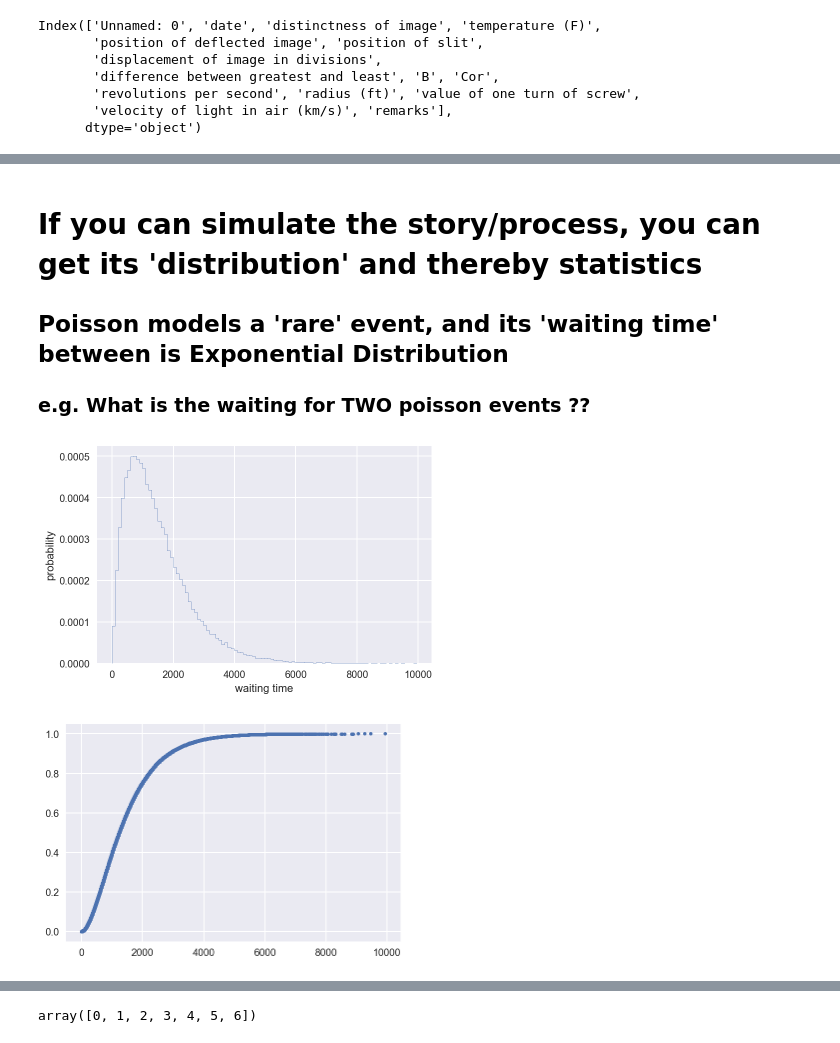
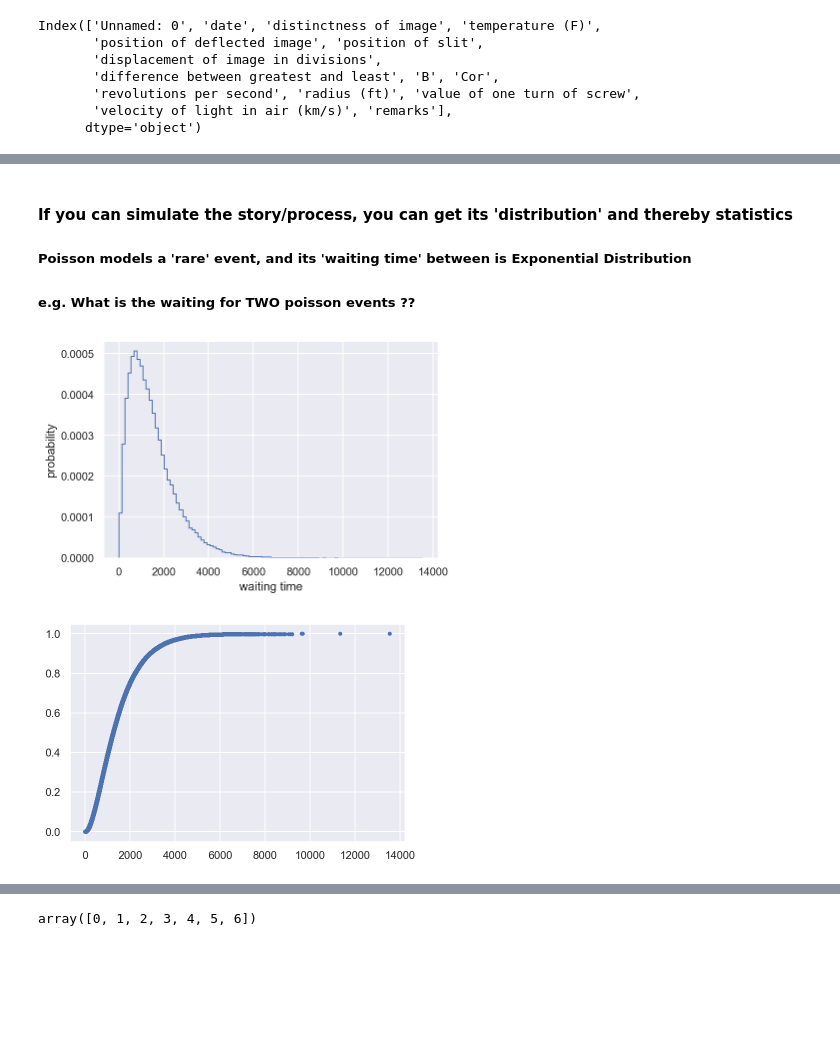
Before and after one commit to Oceanbao/Notebook, a Jupyter notebook: DC_Stat_Thinking.ipynb, the cells around one changed output, grey strips where cells are left out. Saved outputs shown, nothing was run; the diff lists cells and outputs as text; code cells hidden in the pictures; blank space fills up the shorter version.

```diff
--- a/DC_Stat_Thinking.ipynb
+++ b/DC_Stat_Thinking.ipynb
@@ -9,0 +45,3 @@ InteractiveShell.ast_node_interactivity = "all"
+# %%
+data_dir = '/tmp/datacamp/data'
+!ls $data_dir
@@ -10,4 +71,8 @@ InteractiveShell.ast_node_interactivity = "all"
 # %%
 import pandas as pd
-df_swing = pd.read_csv('2008_swing_states.csv')
-df_all_states = pd.read_csv('2008_all_states.csv')
+
+df_swing = pd.read_csv(data_dir + '/2008_swing_states.csv')
+df_swing.head()
+
+df_all_states = pd.read_csv("https://raw.githubusercontent.com/wblakecannon/DataCamp/master/04-statistical-thinking-in-python-(part1)/_datasets/2008_all_states.csv")
+df_all_states.head()
@@ -207,9 +290,9 @@ plt.show()
 # %% [markdown]
-# If you can simulate the story/process, you can get its 'distribution' and thereby statistics
+#### If you can simulate the story/process, you can get its 'distribution' and thereby statistics
 
-## Poisson models a 'rare' event, and its 'waiting time' between is Exponential Distribution
+##### Poisson models a 'rare' event, and its 'waiting time' between is Exponential Distribution
 
-### e.g. What is the waiting for TWO poisson events ??
+##### e.g. What is the waiting for TWO poisson events ??
 # %%
 def successive_poisson(tau1, tau2, size=1):
     # Draw samples out of first exponential distribution: t1
@@ -221,18 +304,21 @@ def successive_poisson(tau1, tau2, size=1):
     return t1 + t2
 # %%
 # Draw samples of waiting times: waiting_times (i.e. # games)
+
 waiting_times = successive_poisson(764,715,size=100000)
 
 # Make the histogram
-_ = plt.hist(waiting_times, normed=True, histtype='step', bins=100)
+_ = plt.hist(waiting_times, density=True, histtype='step', bins=100)
 # Label axes
 _ = plt.xlabel("waiting time")
 _ = plt.ylabel("probability")
 plt.show()
+
+# ECDF
 x, y = ecdf(waiting_times)
 _ = plt.plot(x, y, marker='.', linestyle='none')
 plt.show()
 # %% [output]
-[figure, old version]
+[figure, new version]
-[figure, old version]
+[figure, new version]
 # %% [markdown]
```
Also changed, not shown: parts of 58 cells of this notebook, 1 other file.
